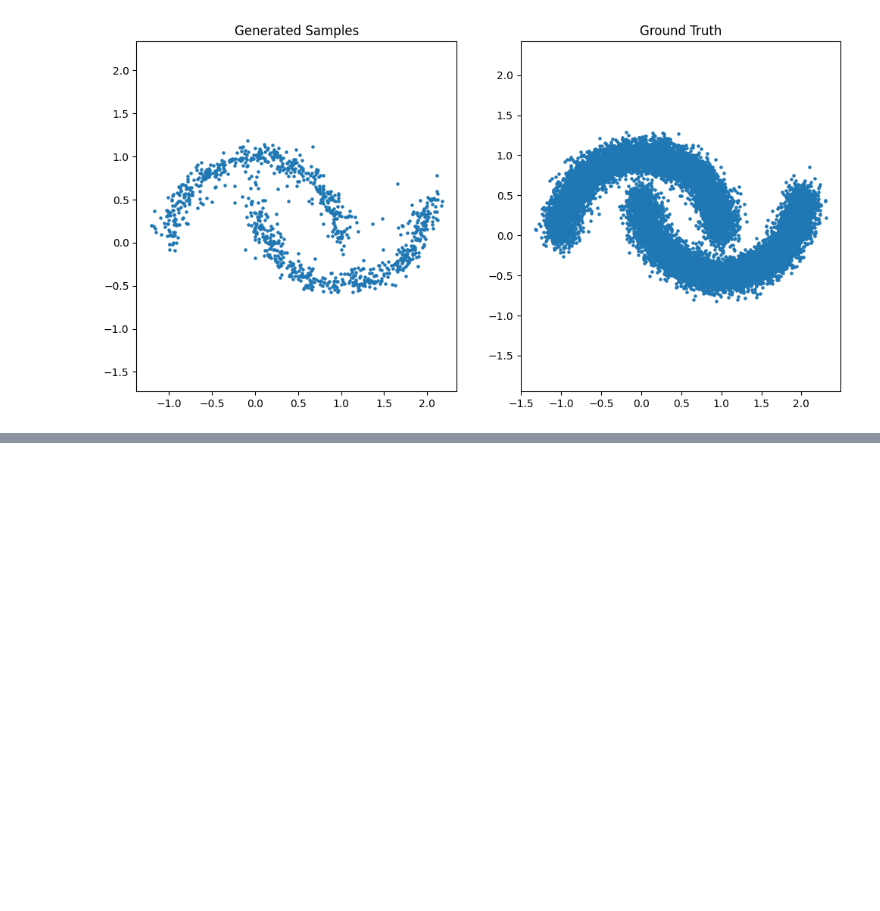
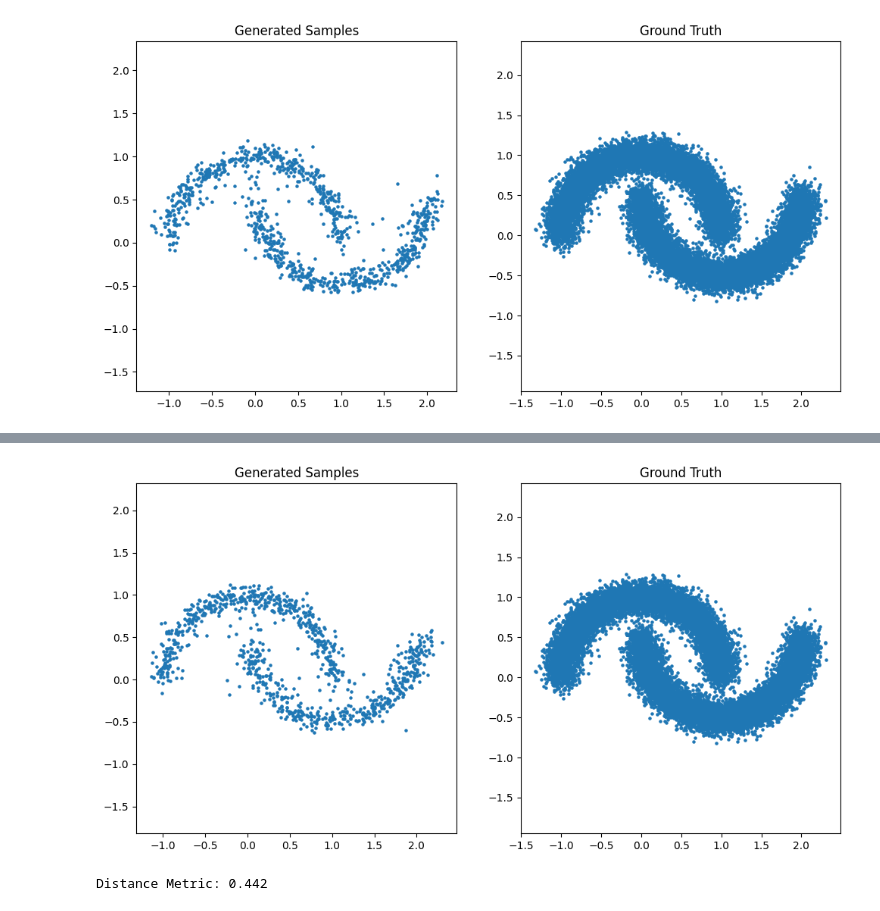
Before and after one commit to ehsan/simple-diffusion, a Jupyter notebook: project.ipynb, the cells around one changed output, grey strips where cells are left out. Saved outputs shown, nothing was run; the diff lists cells and outputs as text; code cells hidden in the pictures; blank space fills up the shorter version.

Commit message:
define some metrics

```diff
--- a/project.ipynb
+++ b/project.ipynb
@@ -295,0 +343,6 @@ ev.eval()
+# %%
+ev = Evaluator(trainer, num_samples=1000)
+ev.eval()
+# %% [output]
+[figure, added]
+Distance Metric: 0.442
```
Also changed, not shown: parts of 6 cells of this notebook.
